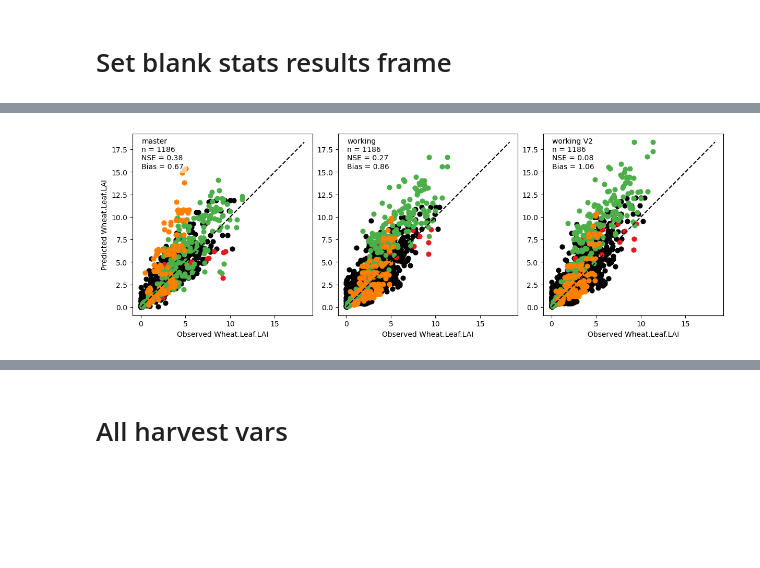
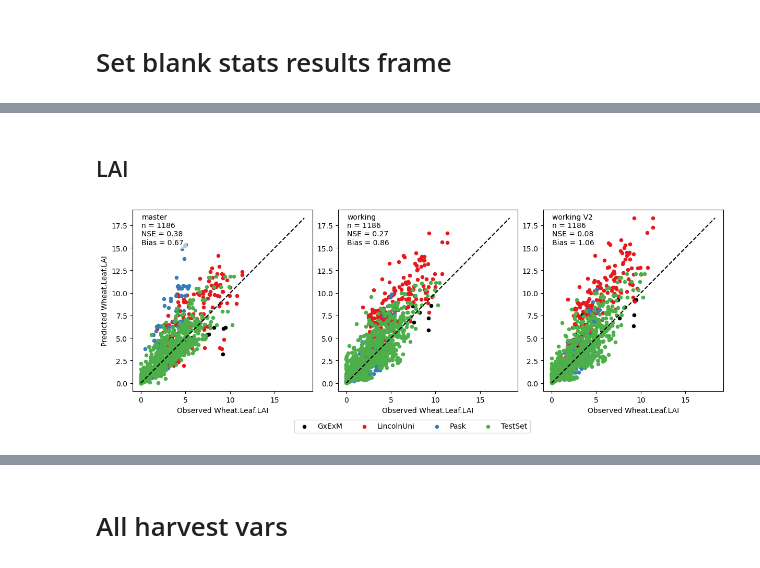
Before and after one commit to HamishBrownPFR/APSIMTools, a Jupyter notebook: Wheat Analysis/TestWheatObsPred.ipynb, the cells around one changed output, grey strips where cells are left out. Drawn from its saved outputs; the diff is of its cells as text; code cells hidden in the pictures; blank space fills up the shorter version.

Commit message:
fix bug in obs analysis reader.  add more graphs

```diff
--- a/Wheat Analysis/TestWheatObsPred.ipynb
+++ b/Wheat Analysis/TestWheatObsPred.ipynb
@@ -1524,7 +1525,8 @@ def plot_branch_obs_pred(var, obs_pred_pair, ax = None, demark_by='branch'):
         fig, ax = plt.subplots()
 
     if demark_by:
-        demarkers = obs_pred_pair[demark_by].drop_duplicates().to_list()
+        #demarkers = obs_pred_pair[demark_by].drop_duplicates().to_list()
+        demarkers = sorted(obs_pred_pair[demark_by].dropna().unique())
         colors, markers = build_style_maps(demarkers)
     groups = markers.keys()
     for g in groups:
@@ -1533,7 +1535,7 @@ def plot_branch_obs_pred(var, obs_pred_pair, ax = None, demark_by='branch'):
         color_seq = groupData[demark_by].map(colors)
         ax.scatter(groupData['obs'],
            groupData['pred'],
-           s=40,
+           s=20,
            c=colors[g],
            marker=marker,
            label=g)
@@ -1637,4 +1647,6 @@ plot_obs_pred_by_branch("Wheat.AboveGround.Wt",demark_by='Experiment',
+# %% [markdown]
+## LAI
 # %%
-plot_obs_pred_by_branch("Wheat.Leaf.LAI",demark_by='ProjectGroup')
+plot_obs_pred_by_branch("Wheat.Leaf.LAI",demark_by='ProjectGroup',leg=True)
 # %% [output]
-[figure, old version]
+[figure, new version]
```
Also changed, not shown: parts of 44 cells of this notebook, 2 other files.
